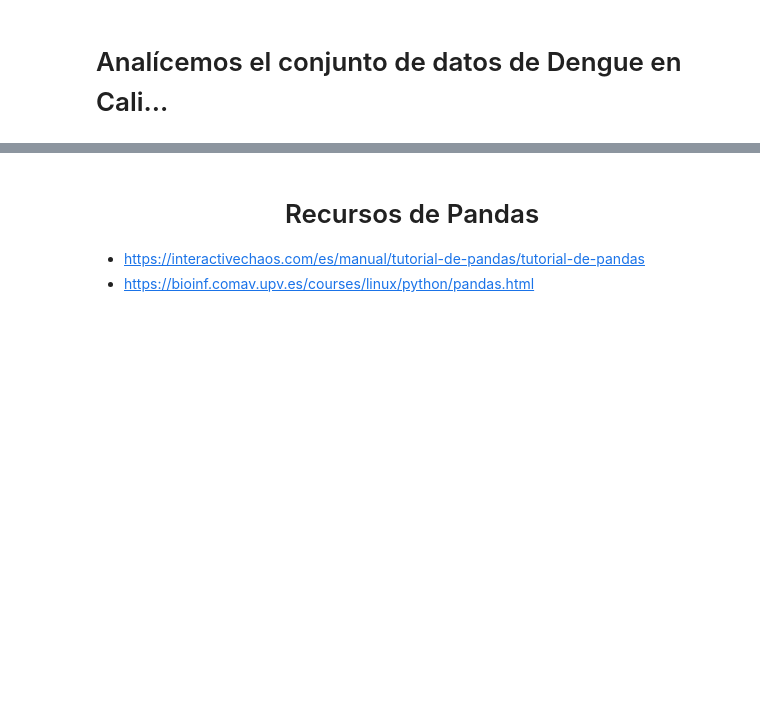
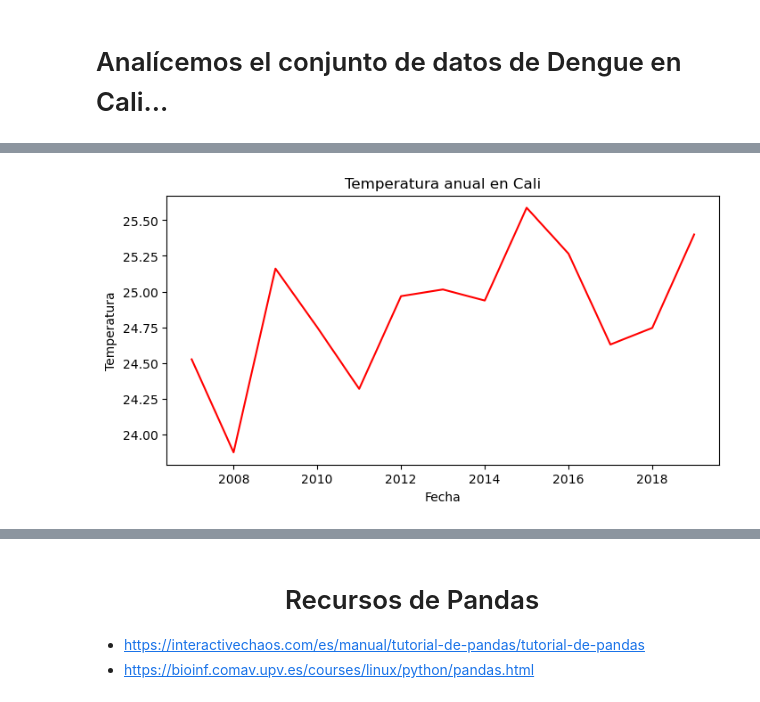
Before and after one commit to alceballosa/programming_fundamentals_py, a Jupyter notebook: Semana_6_1.ipynb, the cells around one changed output, grey strips where cells are left out. Cells and saved outputs as stored; diff of their text form; code cells hidden in the pictures; blank space fills up the shorter version.

```diff
--- a/Semana_6_1.ipynb
+++ b/Semana_6_1.ipynb
@@ -973,0 +1030,4 @@ df
+# %%
+df_anual = df.groupby(["ANO"]).mean()
+df_anual = df_anual.query("ANO <= 2019")
+df_anual.head()
@@ -973,0 +1043,9 @@ df
+# %%
+fig = plt.figure(figsize=(8,4), dpi = 100)
+plt.plot(df_anual["TEMPERATURE_MEAN"], color = 'red')
+plt.title("Temperatura anual en Cali")
+plt.xlabel("Fecha")
+plt.ylabel("Temperatura")
+plt.show()
+# %% [output]
+[figure, added]
```
Also changed, not shown: parts of 17 cells of this notebook.
